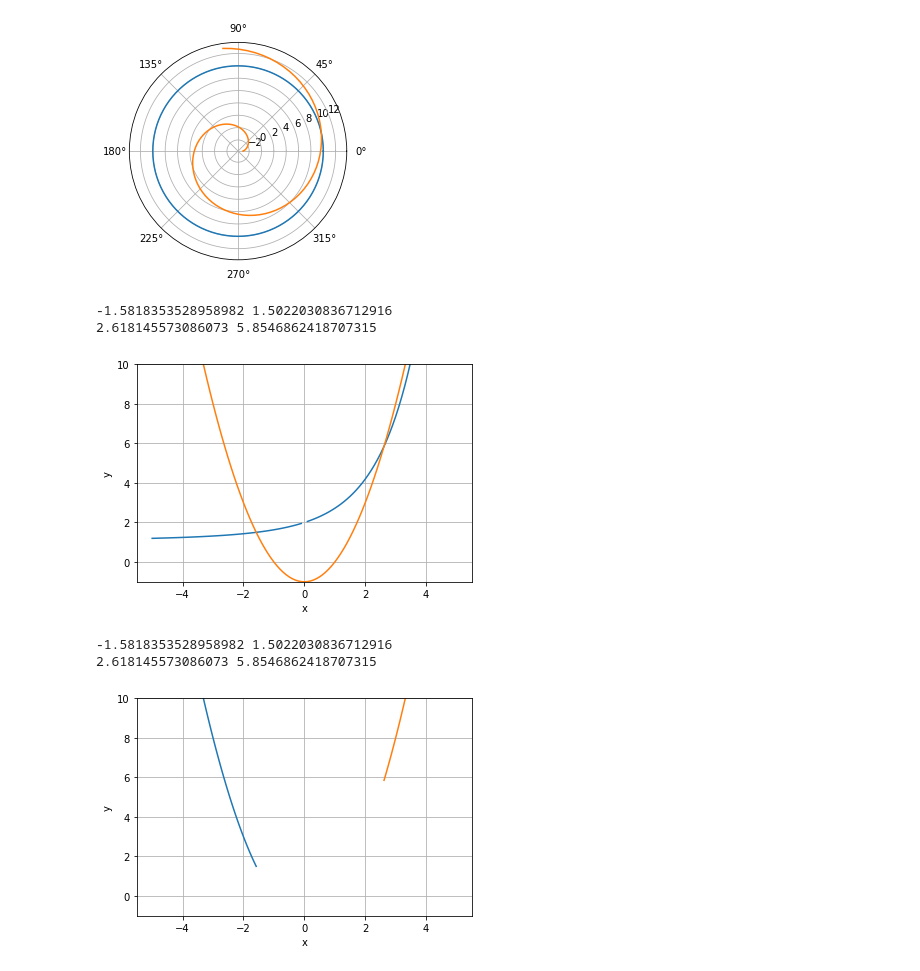
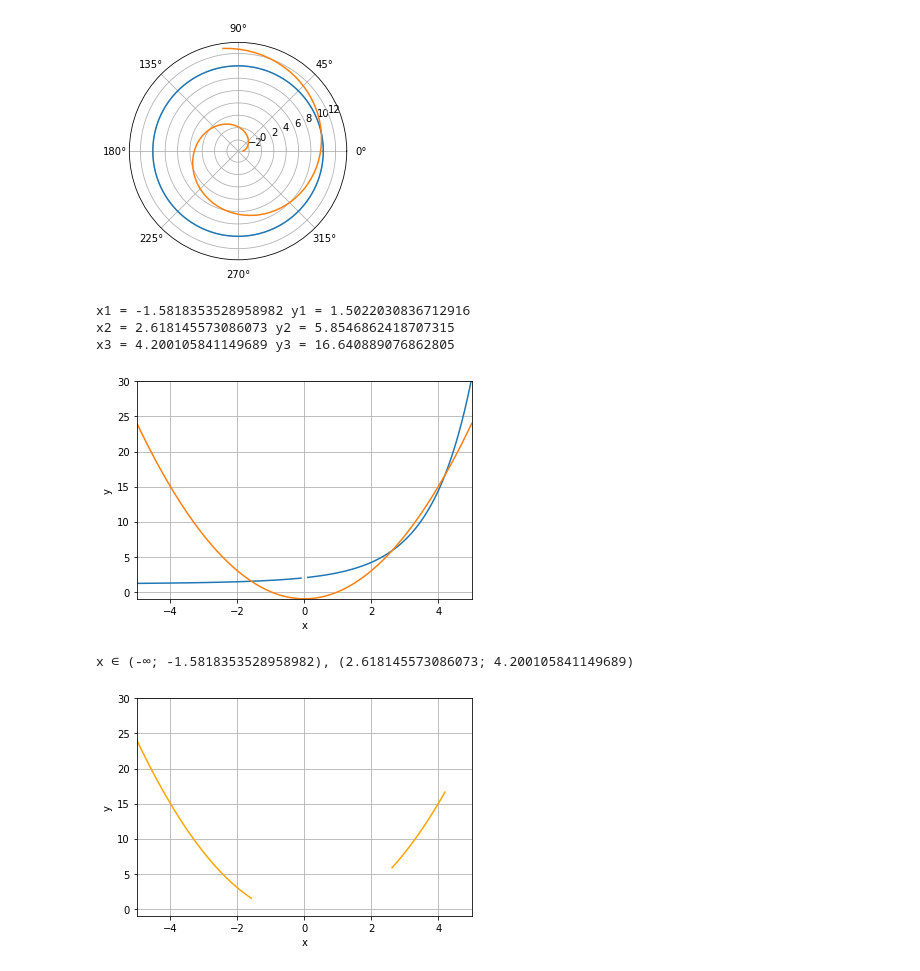
Before and after one commit to vitalyvj/math, a Jupyter notebook: HW3_sheet2_1_3_4.ipynb, the cells around one changed output. Cells and saved outputs as stored; diff of their text form; code cells hidden in the pictures.

```diff
--- a/HW3_sheet2_1_3_4.ipynb
+++ b/HW3_sheet2_1_3_4.ipynb
@@ -59,34 +59,40 @@ alpha = 0.7853981633974483
 x1 = 7.0710678118654755 y1 = 7.071067811865475
 [figure]
 # %%
-# система уравнений
+# задание 4.1: система уравнений
 
 x = np.linspace(-5, 5, 101)
 
+np.warnings.filterwarnings('ignore')
 
 def equations(p):
     x, y = p
     return (y - x**2 + 1, np.exp(x) + x * (1 - y) - 1)
 
 x1, y1 = fsolve(equations, (-2, 2))
-print (x1, y1)
+print ('x1 =', x1, 'y1 =', y1)
 
 x2, y2 = fsolve(equations, (3, 6))
-print (x2, y2)
+print ('x2 =', x2, 'y2 =', y2)
+
+x3, y3 = fsolve(equations, (4, 15))
+print ('x3 =', x3, 'y3 =', y3)
 
 
 plt.plot(x, 1 - ((1 - np.exp(x)) / x))
 plt.plot(x, x**2 - 1)
 plt.xlabel('x')
 plt.ylabel('y')
-plt.ylim(-1, 10)
+plt.xlim(-5, 5)
+plt.ylim(-1, 30)
 plt.grid()
 # %% [output]
--1.5818353528958982 1.5022030836712916
-2.618145573086073 5.8546862418707315
+x1 = -1.5818353528958982 y1 = 1.5022030836712916
+x2 = 2.618145573086073 y2 = 5.8546862418707315
+x3 = 4.200105841149689 y3 = 16.640889076862805
-[figure, old version]
+[figure, new version]
 # %%
-# система неравенств
+# задание 4.1: система неравенств
 
 x = np.linspace(-5, 5, 101)
 
@@ -96,22 +102,23 @@ def equations(p):
     return (y - x**2 + 1, np.exp(x) + x * (1 - y) - 1)
 
 x1, y1 = fsolve(equations, (-2, 2))
-print (x1, y1)
 
 x2, y2 = fsolve(equations, (3, 6))
-print (x2, y2)
 
 x = np.linspace(-5, x1, 101)
-plt.plot(x, x**2 - 1)
+plt.plot(x, x**2 - 1, color='orange')
 
-x = np.linspace(x2, 5, 101)
-plt.plot(x, x**2 - 1)
+x = np.linspace(x2, x3, 101)
+plt.plot(x, x**2 - 1, color='orange')
+
+print (f'x ∈ (-∞; {x1}), ({x2}; {x3})')
+
 
 plt.xlabel('x')
 plt.ylabel('y')
-plt.ylim(-1, 10)
+plt.xlim(-5, 5)
+plt.ylim(-1, 30)
 plt.grid()
 # %% [output]
--1.5818353528958982 1.5022030836712916
-2.618145573086073 5.8546862418707315
+x ∈ (-∞; -1.5818353528958982), (2.618145573086073; 4.200105841149689)
-[figure, old version]
+[figure, new version]
```
